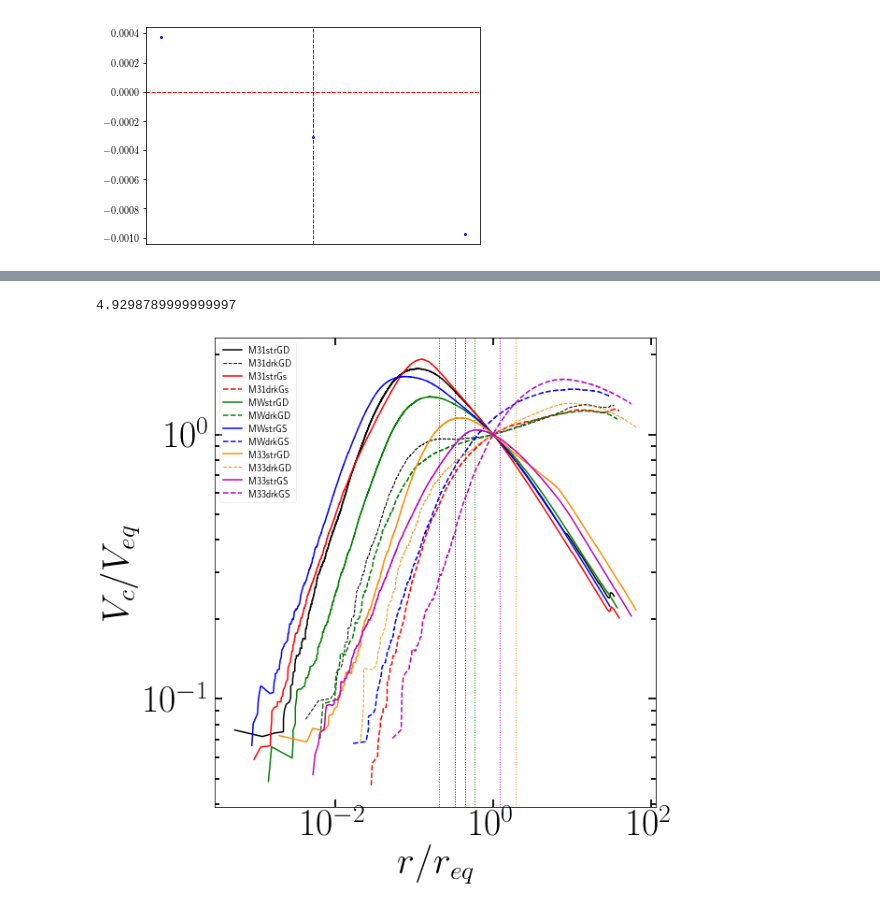
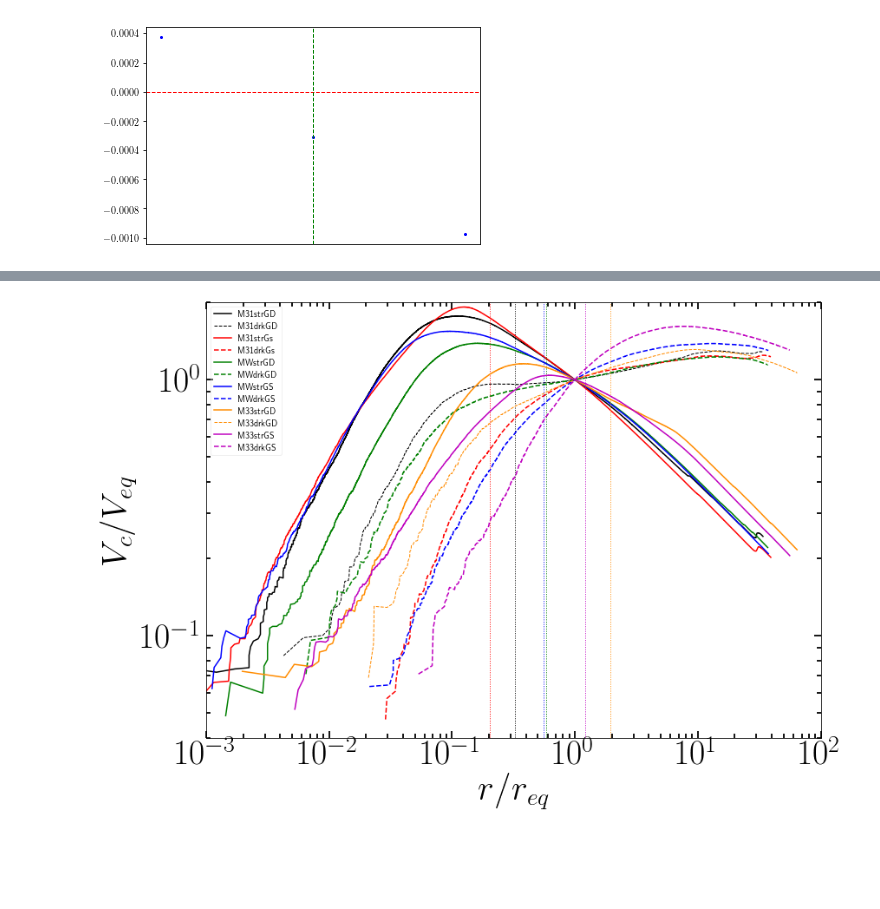
Before and after one commit to ornemarioni/Barras_GdGs, a Jupyter notebook: Barras_Gd/programs/Vcirc_simulaciones.ipynb, the cells around one changed output, grey strips where cells are left out. Drawn from its saved outputs; the diff is of its cells as text; code cells hidden in the pictures; blank space fills up the shorter version.

Commit message:
arregle los plots de velocidades e inestabilidad

```diff
--- a/Barras_Gd/programs/Vcirc_simulaciones.ipynb
+++ b/Barras_Gd/programs/Vcirc_simulaciones.ipynb
@@ -1079,55 +914,50 @@ ax[1,1].text(r75_MWgs, 3.5, '$r_{75}$', fontsize=30, color='black', ha='right',
-# %%
-mean(rstr_M31gd[np.where(rstr_M31gd>0.1)][mask])
-# %% [output]
-4.9298789999999997
 # %%
-fig, ax = plt.subplots(nrows=1, ncols=1, figsize=(8, 8))
+fig, ax = plt.subplots(nrows=1, ncols=1, figsize=(12, 8))
 #                        gridspec_kw = {'height_ratios':[3,1,3,1]})
 fig.subplots_adjust(bottom=0.08, left =0.1, right = 0.92, top = 0.95, wspace=0., hspace= 0)
 
-# ax=fig.add_subplot(221)
-ax.plot(rstr_M31gd[np.where(Vstr_M31gd!=0)]/req_M31gd,Vstr_M31gd[np.where(Vstr_M31gd!=0)]/fstr_M31gd(req_M31gd),'-',lw=1.5, color='k', label ='M31strGD')
-ax.plot(rdrk_M31gd[np.where(Vdrk_M31gd!=0)]/req_M31gd,Vdrk_M31gd[np.where(Vdrk_M31gd!=0)]/fstr_M31gd(req_M31gd),'--',color='k', lw=1, label='M31drkGD')
-ax.axvline(r50_M31gd/req_M31gd,ymin=0,ymax=200, ls=':', color='k',lw=1)
 
-ax.plot(rstr_M31gs[np.where(Vstr_M31gs!=0)]/req_M31gs,Vstr_M31gs[np.where(Vstr_M31gs!=0)]/fstr_M31gs(req_M31gs),'-',lw=1.5, color='r', label ='M31strGs')
-ax.plot(rdrk_M31gs[np.where(Vdrk_M31gs!=0)]/req_M31gs,Vdrk_M31gs[np.where(Vdrk_M31gs!=0)]/fstr_M31gs(req_M31gs),'--',color='r', lw=1.5, label='M31drkGs')
-ax.axvline(r50_M31gs/req_M31gs,ymin=0,ymax=200, ls=':', color='r',lw=1)
+ax.plot(rstr_M31gd/req_M31gd,Vstr_M31gd/fstr_M31gd(req_M31gd),'-',lw=1.5, color='k', label ='M31strGD')
+ax.plot(rdrk_M31gd/req_M31gd,Vdrk_M31gd/fstr_M31gd(req_M31gd),'--',color='k', lw=1, label='M31drkGD')
+ax.axvline(r50_M31gd/req_M31gd,ymin=0.001,ymax=100, ls=':', color='k',lw=1)
 
-ax.plot(rstr_MWgd[np.where(Vstr_MWgd!=0)]/req_MWgd,Vstr_MWgd[np.where(Vstr_MWgd!=0)]/fstr_MWgd(req_MWgd),'-',lw=1.5, color='g', label ='MWstrGD')
-ax.plot(rdrk_MWgd[np.where(Vdrk_MWgd!=0)]/req_MWgd,Vdrk_MWgd[np.where(Vdrk_MWgd!=0)]/fstr_MWgd(req_MWgd),'--',color='g', lw=1.5, label='MWdrkGD')
-ax.axvline(r50_MWgd/req_MWgd,ymin=0,ymax=200, ls=':', color='g',lw=1)
+ax.plot(rstr_M31gs/req_M31gs,Vstr_M31gs/fstr_M31gs(req_M31gs),'-',lw=1.5, color='r', label ='M31strGs')
+ax.plot(rdrk_M31gs/req_M31gs,Vdrk_M31gs/fstr_M31gs(req_M31gs),'--',color='r', lw=1.5, label='M31drkGs')
+ax.axvline(r50_M31gs/req_M31gs,ymin=0.001,ymax=100, ls=':', color='r',lw=1)
 
-ax.plot(rstr_MWgs[np.where(Vstr_MWgs!=0)]/req_MWgs,Vstr_MWgs[np.where(Vstr_MWgs!=0)]/fstr_MWgs(req_MWgs),'-',lw=1.5, color='b', label ='MWstrGS')
-ax.plot(rdrk_MWgs[np.where(Vdrk_MWgs!=0)]/req_MWgs,Vdrk_MWgs[np.where(Vdrk_MWgs!=0)]/fstr_MWgs(req_MWgs),'--',color='b', lw=1.5, label='MWdrkGS')
-ax.axvline(r50_MWgs/req_MWgs,ymin=0,ymax=200, ls=':', color='b',lw=1)
+ax.plot(rstr_MWgd/req_MWgd,Vstr_MWgd/fstr_MWgd(req_MWgd),'-',lw=1.5, color='g', label ='MWstrGD')
+ax.plot(rdrk_MWgd/req_MWgd,Vdrk_MWgd/fstr_MWgd(req_MWgd),'--',color='g', lw=1.5, label='MWdrkGD')
+ax.axvline(r50_MWgd/req_MWgd,ymin=0.001,ymax=100, ls=':', color='g',lw=1)
 
-ax.plot(rstr_M33gd[np.where(Vstr_M33gd!=0)]/req_M33gd,Vstr_M33gd[np.where(Vstr_M33gd!=0)]/fstr_M33gd(req_M33gd),'-',lw=1.5, color='darkorange', label ='M33strGD')
-ax.plot(rdrk_M33gd[np.where(Vdrk_M33gd!=0)]/req_M33gd,Vdrk_M33gd[np.where(Vdrk_M33gd!=0)]/fstr_M33gd(req_M33gd),'--',color='darkorange', lw=1, label='M33drkGD')
-ax.axvline(r50_M33gd/req_M33gd,ymin=0,ymax=200, ls=':', color='darkorange',lw=1)
+ax.plot(rstr_MWgs/req_MWgs,Vstr_MWgs/fstr_MWgs(req_MWgs),'-',lw=1.5, color='b', label ='MWstrGS')
+ax.plot(rdrk_MWgs/req_MWgs,Vdrk_MWgs/fstr_MWgs(req_MWgs),'--',color='b', lw=1.5, label='MWdrkGS')
+ax.axvline(r50_MWgs/req_MWgs,ymin=0.001,ymax=100, ls=':', color='b',lw=1)
 
-ax.plot(rstr_M33gs[np.where(Vstr_M33gs!=0)]/req_M33gs,Vstr_M33gs[np.where(Vstr_M33gs!=0)]/fstr_M33gs(req_M33gs),'-',lw=1.5, color='m', label ='M33strGS')
-ax.plot(rdrk_M33gs[np.where(Vdrk_M33gs!=0)]/req_M33gs,Vdrk_M33gs[np.where(Vdrk_M33gs!=0)]/fstr_M33gs(req_M33gs),'--',color='m', lw=1.5, label='M33drkGS')
-ax.axvline(r50_M33gs/req_M33gs,ymin=0,ymax=200, ls=':', color='m',lw=1)
+ax.plot(rstr_M33gd/req_M33gd,Vstr_M33gd/fstr_M33gd(req_M33gd),'-',lw=1.5, color='darkorange', label ='M33strGD')
+ax.plot(rdrk_M33gd/req_M33gd,Vdrk_M33gd/fstr_M33gd(req_M33gd),'--',color='darkorange', lw=1, label='M33drkGD')
+ax.axvline(r50_M33gd/req_M33gd,ymin=0.001,ymax=100, ls=':', color='darkorange',lw=1)
 
+ax.plot(rstr_M33gs/req_M33gs,Vstr_M33gs/fstr_M33gs(req_M33gs),'-',lw=1.5, color='m', label ='M33strGS')
+ax.plot(rdrk_M33gs/req_M33gs,Vdrk_M33gs/fstr_M33gs(req_M33gs),'--',color='m', lw=1.5, label='M33drkGS')
+ax.axvline(r50_M33gs/req_M33gs,ymin=0.001,ymax=100, ls=':', color='m',lw=1)
+
+# ax.set_xticks([1e-3,1e-2,1e-1,1e0,1e1,1e2], minor=True)
 ax.set_xscale('log')
+
+ax.set_xlim(0.001,100)
 ax.set_yscale('log')
-
-# ax.text(18, 175, 'A', fontsize=35, color='k', ha='right', va='center')
-#plt.legend(handles=[total,stars,gas,drk],fontsize=18, frameon=False)
-# ax[0,0].set_xticklabels([])
-# ax[0,0].set_xticks([0,5,10,15])
+ax.set_yticks([1e-1,1e0], minor=True)
+ax.set_ylim(0.04,2)
 ax.set_ylabel(r'$V_{c}/V_{eq}$', fontsize=40)
 ax.set_xlabel(r'$r/r_{eq}$', fontsize=40)
-# ax.set_ylim(0,190)
-# ax.set_xlim(0,200)
+
 ax.minorticks_on()
 ax.tick_params( labelsize=40)
 ax.tick_params('both', length=5, width=1.8,which='minor', direction='in', right='on',top='on')
 ax.tick_params('both', length=8, width=1.8,which='major', direction='in', right='on',top='on')
 plt.legend(framealpha=0.3)
 
 plt.show()
 # %% [output]
-[figure, old version]
+[figure, new version]
 # %%
```
Also changed, not shown: parts of 20 cells of this notebook, 2 other files.
